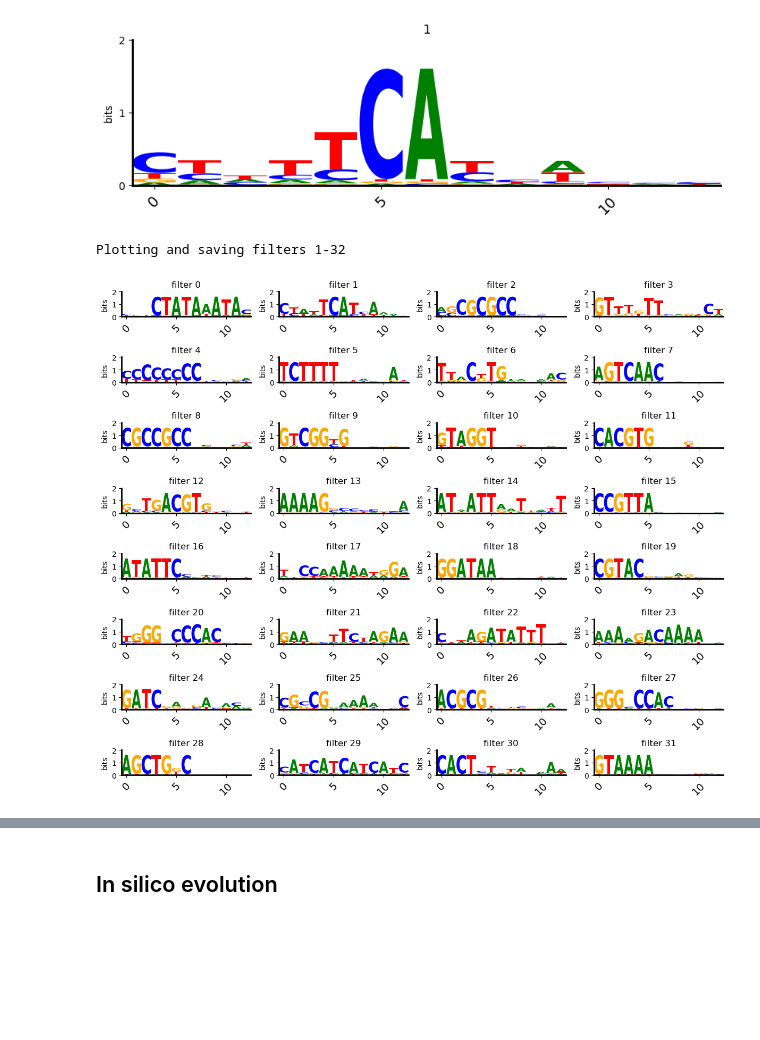
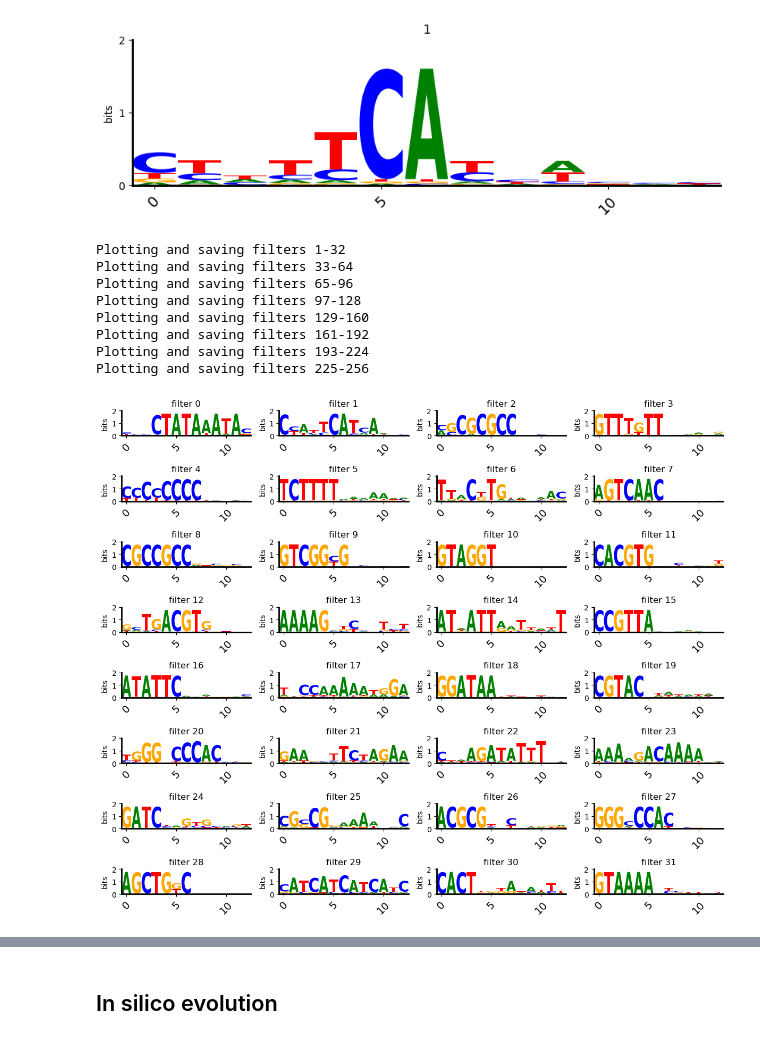
Before and after one commit to ML4GLand/EUGENe_paper, a Jupyter notebook: notebooks/jores21/jores21_interpretation.ipynb, the cells around one changed output, grey strips where cells are left out. Saved outputs shown, nothing was run; the diff lists cells and outputs as text; code cells hidden in the pictures; blank space fills up the shorter version.

```diff
--- a/notebooks/jores21/jores21_interpretation.ipynb
+++ b/notebooks/jores21/jores21_interpretation.ipynb
@@ -45,12 +45,8 @@ sdata_leaf = sd.open_zarr(os.path.join(settings.output_dir, "leaf", "jores21_lea
 # %% [markdown]
 # Load the best model
 # %%
-leaf_model_file = glob.glob(os.path.join(settings.logging_dir, "cnn", "leaf_trial_3", "checkpoints", "*"))[0]
-model = models.load_config(config_path="cnn.yaml")
+leaf_model_file = glob.glob(os.path.join(settings.logging_dir, "hybrid", "leaf_trial_3", "checkpoints", "*"))[0]
+model = models.load_config(config_path="hybrid.yaml")
 leaf_model = models.SequenceModule.load_from_checkpoint(leaf_model_file, arch=model.arch)
 # %% [output]
 [rank: 0] Global seed set to 3
-# %%
-leaf_model_file = glob.glob(os.path.join(settings.logging_dir, "jores21_cnn", "leaf_trial_3", "checkpoints", "*"))[0]
-model = models.load_config(config_path="jores21_cnn.yaml")
-leaf_model = models.SequenceModule.load_from_checkpoint(leaf_model_file, arch=model.arch)
@@ -289,13 +259,14 @@ sequences = sdata["ohe_seq"].transpose("_sequence", "_ohe", "length").values
 # %%
 layer_outs = get_layer_outputs(model, sequences, layer_name, device="cuda")
+# %%
+activators = se.get_activators_n_seqlets(
+    layer_outs,
+    sequences,
+    kernel_size=13,
+    num_seqlets=100
+)
+pfms = se.get_pfms(activators)
 # %%
-activators = get_activators_n_seqlets(
-    layer_outs,
-    sequences,
-    kernel_size=13,
-    num_seqlets=100
-)
-pfms = get_pfms(activators)
 pfm_dfs = pfms_to_df_dict(pfms)
 ppms = pfms_to_ppms(pfms, pseudocount=1)
 pwms = ppms_to_pwms(ppms)
@@ -328,19 +299,25 @@ pl.filter_viz(
 # %%
 # Visualize multiple filters at once and save
 for i in range(8):
     start_filter = i*32
     end_filter = (i*32) + 32
     print(f"Plotting and saving filters {start_filter+1}-{end_filter}")
     pl.multifilter_viz(
         sdata,
         filter_nums=range(start_filter, end_filter),
         pfms_key=f"{prefix}{layer_name}_pfms{suffix}",
         num_rows=8,
         num_cols=4,
         titles=[f"filter {i}" for i in range(start_filter, end_filter)],
         #save=os.path.join(eu.settings.figure_dir, f"{name}_best_model_filters{start_filter+1}-{end_filter}_viz.pdf")
     )
-    break
 # %% [output]
 Plotting and saving filters 1-32
+Plotting and saving filters 33-64
+Plotting and saving filters 65-96
+Plotting and saving filters 97-128
+Plotting and saving filters 129-160
+Plotting and saving filters 161-192
+Plotting and saving filters 193-224
+Plotting and saving filters 225-256
-[figure, old version]
+[figure, new version]
```
Also changed, not shown: parts of 16 cells of this notebook, 4 other files.
